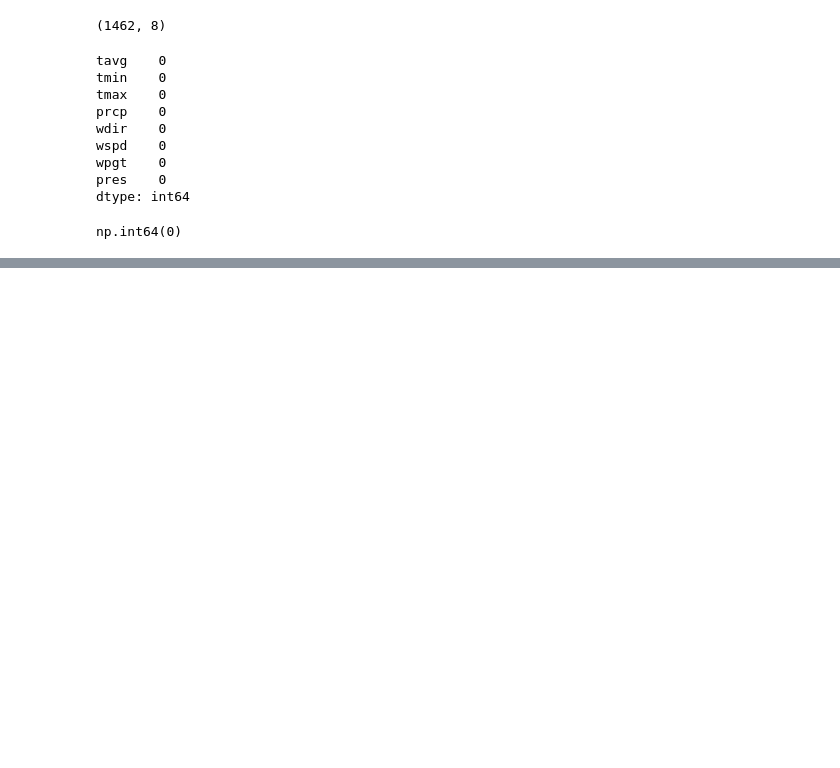
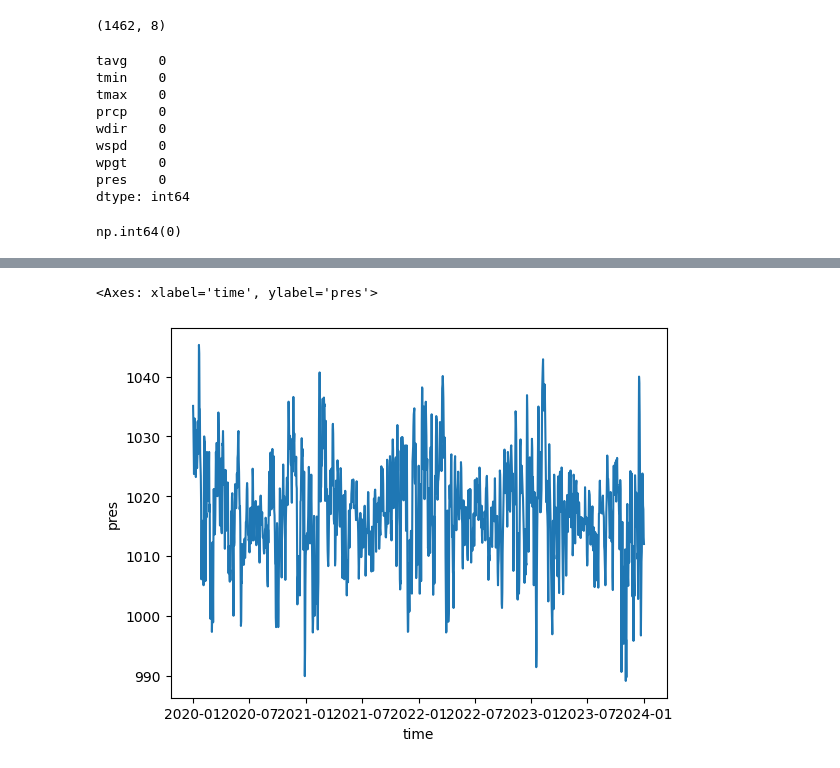
Before and after one commit to aymanfen/RegressionProject, a Jupyter notebook: DataTreatment.ipynb, the cells around one changed output, grey strips where cells are left out. Saved outputs shown, nothing was run; the diff lists cells and outputs as text; code cells hidden in the pictures; blank space fills up the shorter version.

```diff
--- a/DataTreatment.ipynb
+++ b/DataTreatment.ipynb
@@ -55,0 +61,6 @@ np.int64(0)
+# %%
+
+sns.lineplot(data=data,x=data.index,y='pres')
+# %% [output]
+<Axes: xlabel='time', ylabel='pres'>
+[figure, added]
```
Also changed, not shown: parts of 8 cells of this notebook, 2 other files.
